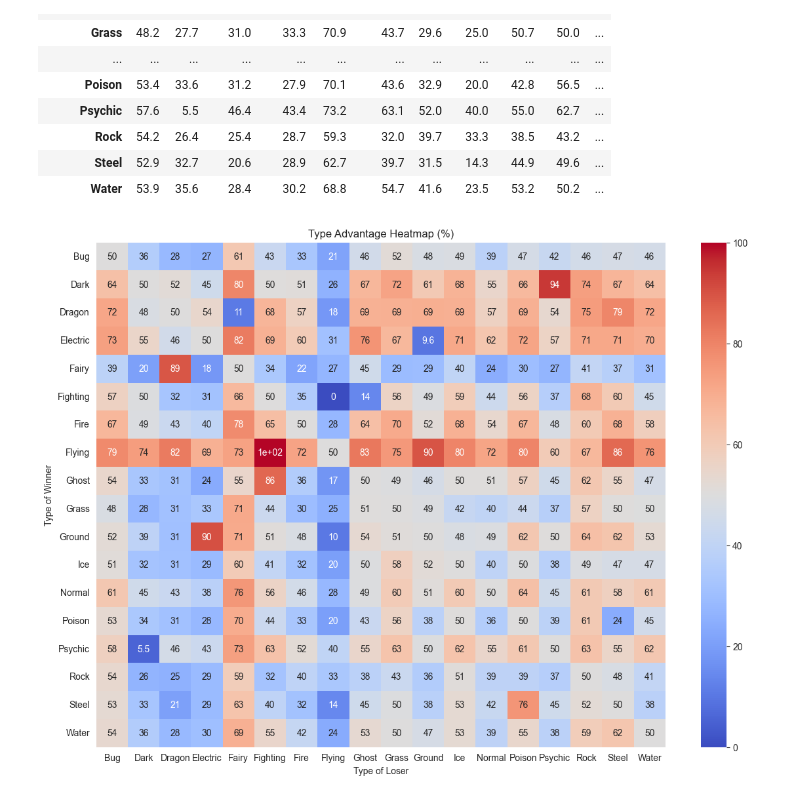
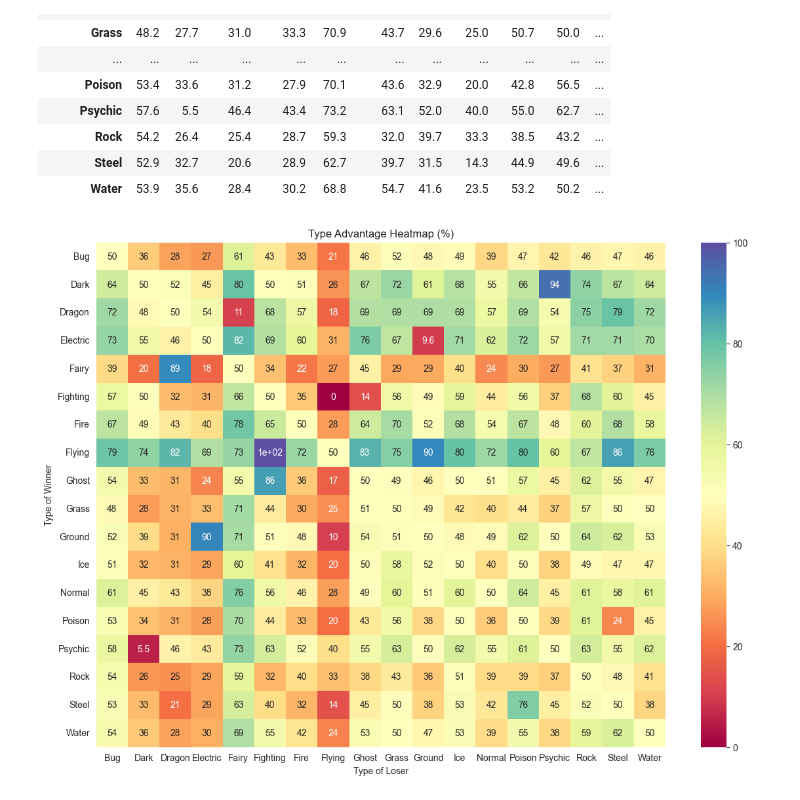
Before and after one commit to MagdaS25/Pokemon, a Jupyter notebook: EDA.ipynb, the cells around one changed output. Saved outputs shown, nothing was run; the diff lists cells and outputs as text; code cells hidden in the pictures.

```diff
--- a/EDA.ipynb
+++ b/EDA.ipynb
@@ -118,9 +118,10 @@ labels = ['HP', 'Attack', 'Defense', 'Sp. Atk', 'Sp. Def', 'Speed']
 for i in range(6):
     a = i // 3
     b = i % 3
-    sns.histplot(data=pokemon_clean,x=labels[i], ax=axes[a,b], bins=20, hue='Legendary', multiple='stack')
+    sns.histplot(data=pokemon_clean,x=labels[i], ax=axes[a,b], bins=20, hue='Legendary', multiple='stack', palette='Spectral')
     axes[a,b].set_title(f'{labels[i]} Distribution')
 
 plt.tight_layout()
+plt.savefig('statistics_distributions.png')
 plt.show()
 # %% [output]
@@ -691,11 +735,13 @@ type_matchup_percent
 | Steel | 52.9 | 32.7 | 20.6 | 28.9 | 62.7 | 39.7 | 31.5 | 14.3 | 44.9 | 49.6 | ... |
 | Water | 53.9 | 35.6 | 28.4 | 30.2 | 68.8 | 54.7 | 41.6 | 23.5 | 53.2 | 50.2 | ... |
 # %%
+
 plt.figure(figsize=(14,10))
-sns.heatmap(type_matchup_percent, annot=True, cmap='coolwarm')
+sns.heatmap(type_matchup_percent, annot=True, cmap='Spectral')
 plt.title('Type Advantage Heatmap (%)')
 plt.xlabel('Type of Loser')
 plt.ylabel('Type of Winner')
+plt.savefig('type_advantage_heatmap_4.png', dpi=300, bbox_inches='tight')
 plt.show()
 # %% [output]
-[figure, old version]
+[figure, new version]
```
Also changed, not shown: parts of 15 cells of this notebook.
